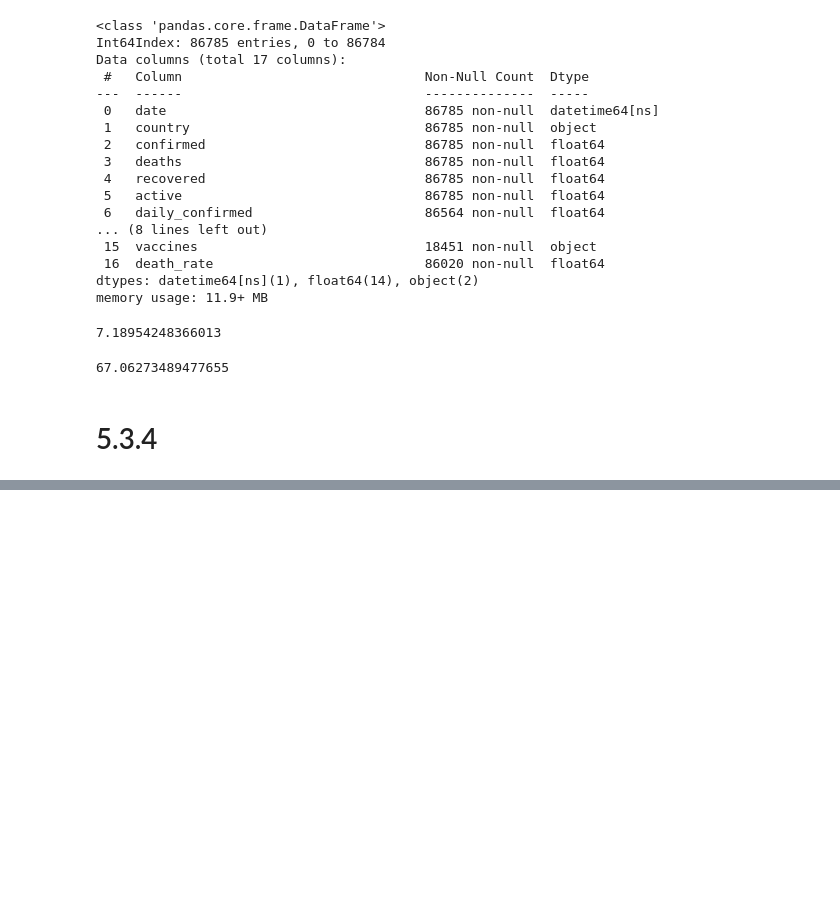
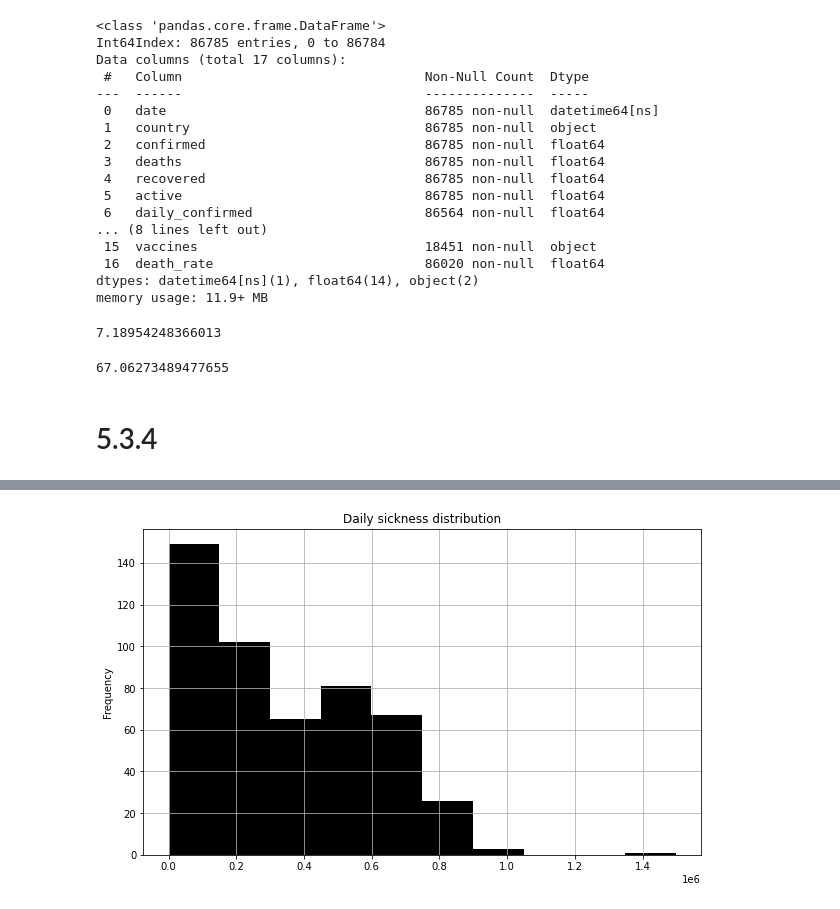
Before and after one commit to modernpacifist/engineering-of-machine-learning-urfu, a Jupyter notebook: python-pro-level/Notebooks/PandasPythonProWalkthrough5_3.ipynb, the cells around one changed output, grey strips where cells are left out. Cells and saved outputs as stored; diff of their text form; code cells hidden in the pictures; blank space fills up the shorter version.

```diff
--- a/python-pro-level/Notebooks/PandasPythonProWalkthrough5_3.ipynb
+++ b/python-pro-level/Notebooks/PandasPythonProWalkthrough5_3.ipynb
@@ -384,0 +386,11 @@ grouped_cases.plot(
+# %%
+grouped_cases.plot(
+    kind='hist',
+    figsize=(10, 6),
+    title='Daily sickness distribution',
+    grid = True,
+    color = 'black',
+    bins=10
+);
+# %% [output]
+[figure, added]
```
Also changed, not shown: parts of 6 cells of this notebook.
